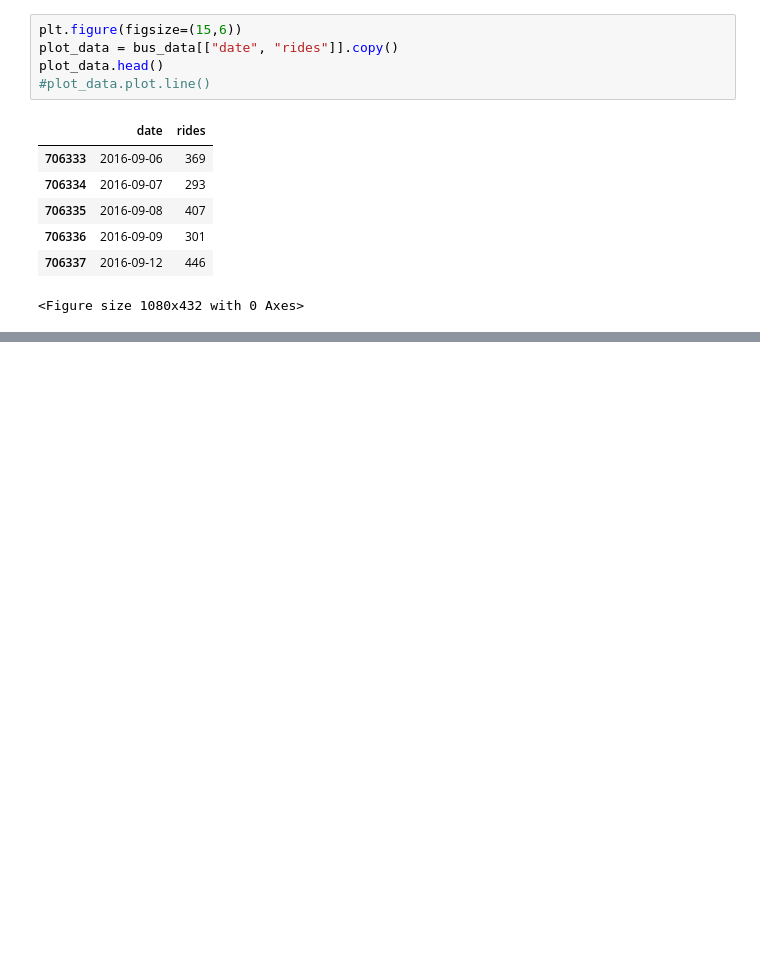
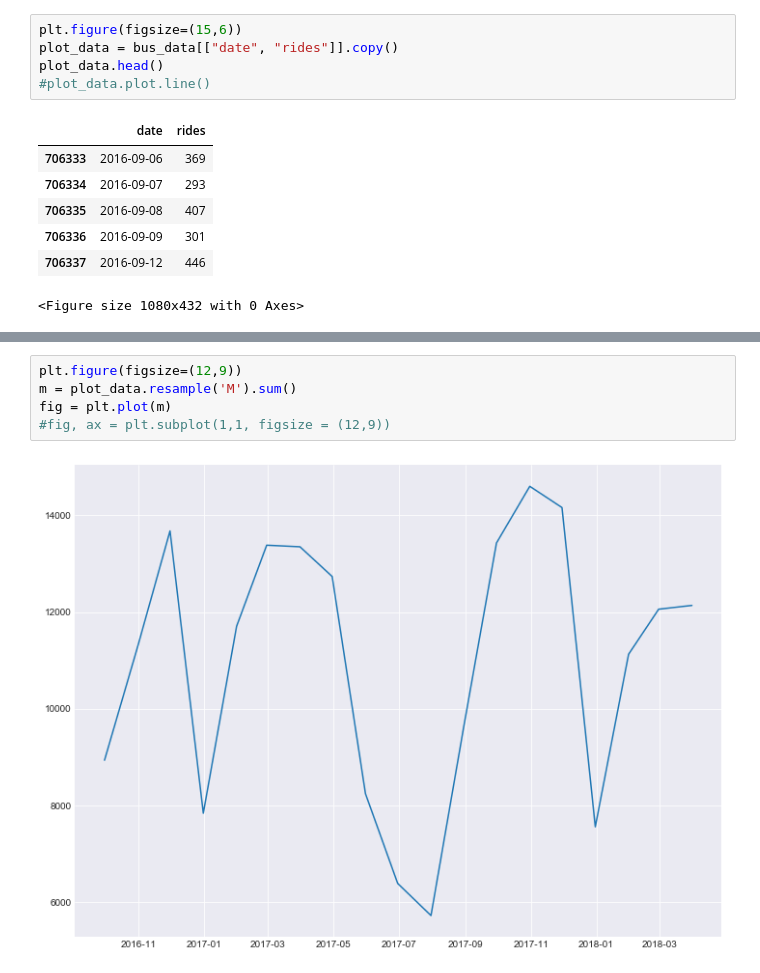
Before and after one commit to amyq96/cs122-project, a Jupyter notebook: ssw/31_bus/31 Bus Ridership.ipynb, the cells around one changed output, grey strips where cells are left out. Saved outputs shown, nothing was run; the diff lists cells and outputs as text; blank space fills up the shorter version.

```diff
--- a/ssw/31_bus/31 Bus Ridership.ipynb
+++ b/ssw/31_bus/31 Bus Ridership.ipynb
@@ -77,0 +75,7 @@ Text(0.5,1,'31 Bus Ridership')
+# %%
+plt.figure(figsize=(12,9))
+m = plot_data.resample('M').sum()
+fig = plt.plot(m)
+#fig, ax = plt.subplot(1,1, figsize = (12,9))
+# %% [output]
+[figure, added]
```
Also changed, not shown: parts of 11 cells of this notebook.
